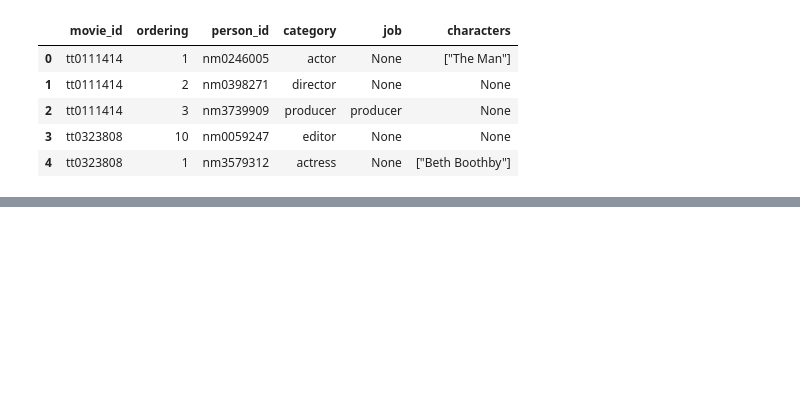
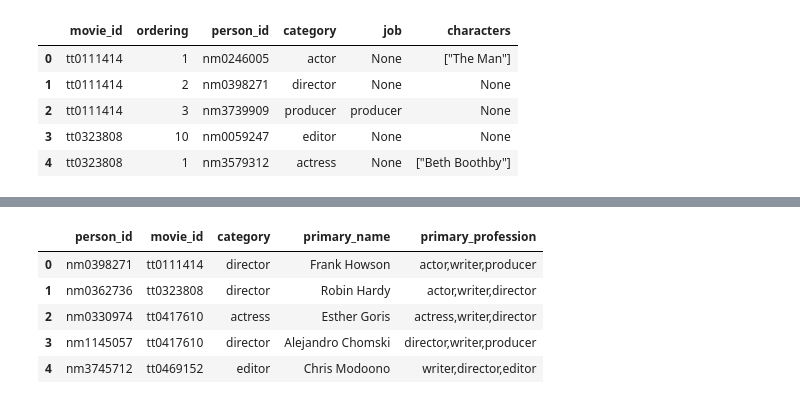
Before and after one commit to ckucewicz/movie_analysis_project, a Jupyter notebook: miscellaneous_notebook.ipynb, the cells around one changed output, grey strips where cells are left out. Saved outputs shown, nothing was run; the diff lists cells and outputs as text; code cells hidden in the pictures; blank space fills up the shorter version.

```diff
--- a/miscellaneous_notebook.ipynb
+++ b/miscellaneous_notebook.ipynb
@@ -451,0 +763,23 @@ writers.value_counts()
+# %%
+dis_person_id = pd.read_sql("""
+
+SELECT DISTINCT person_id, p.movie_id, category, per.primary_name, per.primary_profession
+FROM principals AS p
+JOIN directors AS d
+    USING(person_id)
+JOIN writers AS w
+    USING(person_id)
+JOIN persons AS per
+   USING(person_id);
+
+
+""", conn)
+
+dis_person_id.head()
+# %% [output]
+|  | person_id | movie_id | category | primary_name | primary_profession |
+| 0 | nm0398271 | tt0111414 | director | Frank Howson | actor,writer,producer |
+| 1 | nm0362736 | tt0323808 | director | Robin Hardy | actor,writer,director |
+| 2 | nm0330974 | tt0417610 | actress | Esther Goris | actress,writer,director |
+| 3 | nm1145057 | tt0417610 | director | Alejandro Chomski | director,writer,producer |
+| 4 | nm3745712 | tt0469152 | editor | Chris Modoono | writer,director,editor |
```
Also changed, not shown: parts of 51 cells of this notebook, 1 other file.
